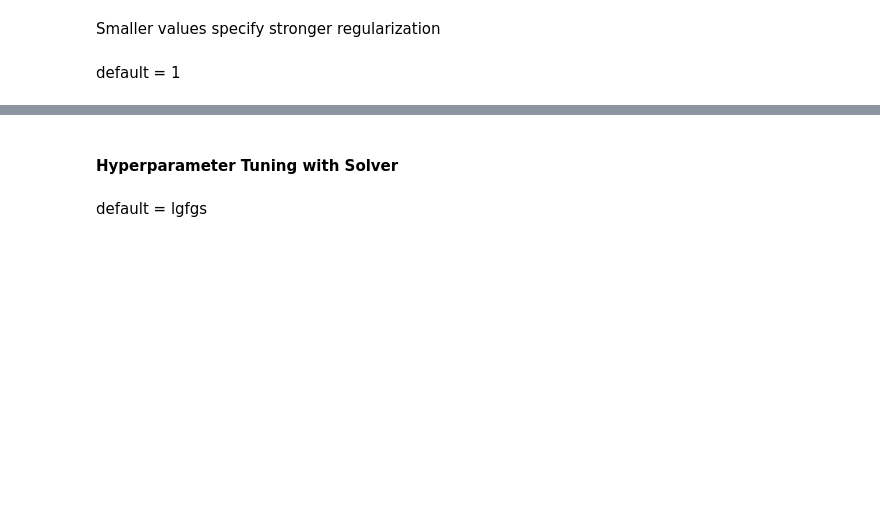
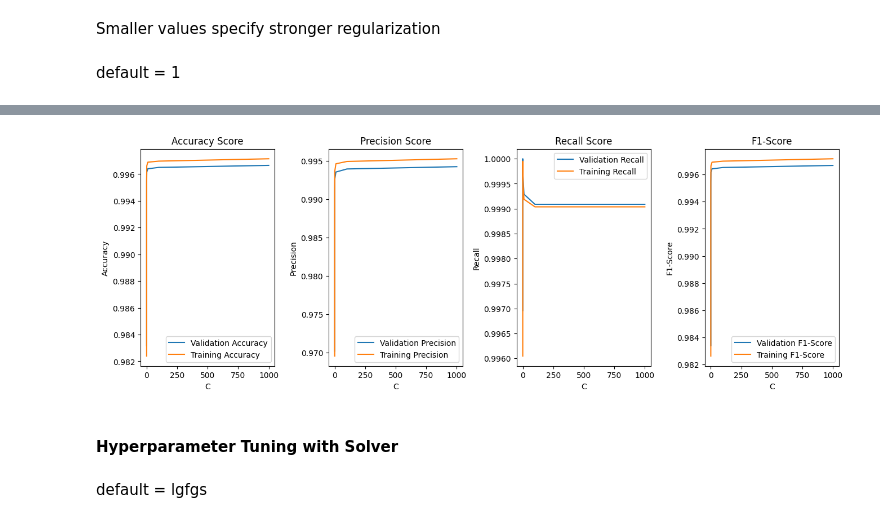
Before and after one commit to chuannarongvat/adv_mla_at1_14229898, a Jupyter notebook: notebooks/chingpayakmon_narongvat-14229898-week3_3.logistic.ipynb, the cells around one changed output, grey strips where cells are left out. Drawn from its saved outputs; the diff is of its cells as text; code cells hidden in the pictures; blank space fills up the shorter version.

```diff
--- a/notebooks/chingpayakmon_narongvat-14229898-week3_3.logistic.ipynb
+++ b/notebooks/chingpayakmon_narongvat-14229898-week3_3.logistic.ipynb
@@ -113,3 +162,42 @@ print(score)
+# %%
+def plot_performance(parameter, xlabel):
+
+    fig, (ax1, ax2, ax3, ax4) = plt.subplots(1, 4, figsize=(16, 5))
+
+    ax1.plot(parameter, val_accuracy, label='Validation Accuracy')
+    ax1.plot(parameter, train_accuracy, label='Training Accuracy')
+    ax1.legend()
+    ax1.set_xlabel(xlabel)
+    ax1.set_ylabel('Accuracy')
+    ax1.set_title('Accuracy Score')
+
+    ax2.plot(parameter, val_precision, label='Validation Precision')
+    ax2.plot(parameter, train_precision, label='Training Precision')
+    ax2.legend()
+    ax2.set_xlabel(xlabel)
+    ax2.set_ylabel('Precision')
+    ax2.set_title('Precision Score')
+
+    ax3.plot(parameter, val_recall, label='Validation Recall')
+    ax3.plot(parameter, train_recall, label='Training Recall')
+    ax3.legend()
+    ax3.set_xlabel(xlabel)
+    ax3.set_ylabel('Recall')
+    ax3.set_title('Recall Score')
+
+    ax4.plot(parameter, val_f1_score, label='Validation F1-Score')
+    ax4.plot(parameter, train_f1_score, label='Training F1-Score')
+    ax4.legend()
+    ax4.set_xlabel(xlabel)
+    ax4.set_ylabel('F1-Score')
+    ax4.set_title('F1-Score')
+
+    plt.subplots_adjust(wspace=0.4)
+    plt.show()
+# %%
+plot_performance(c, 'C')
+# %% [output]
+[figure, added]
 # %% [markdown]
 #### Hyperparameter Tuning with Solver
 # %% [markdown]
```
Also changed, not shown: parts of 35 cells of this notebook, 14 other files.
